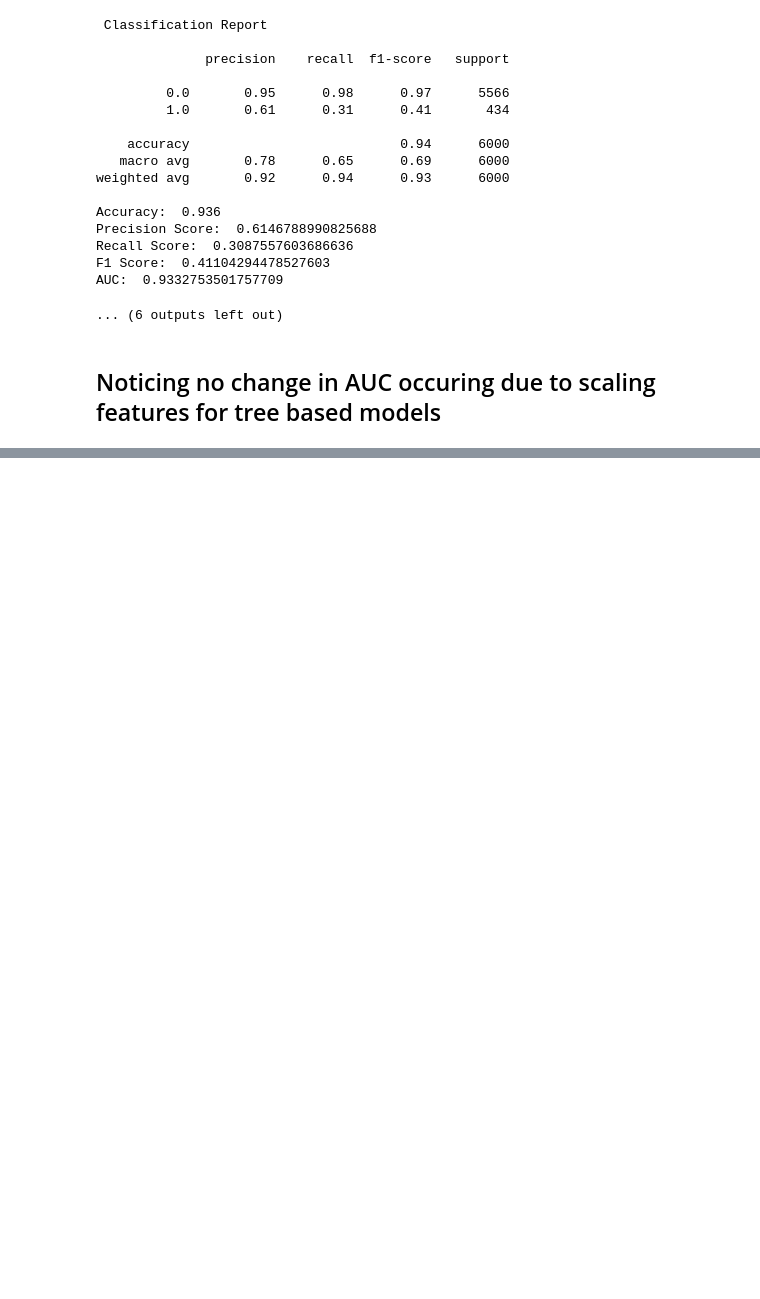
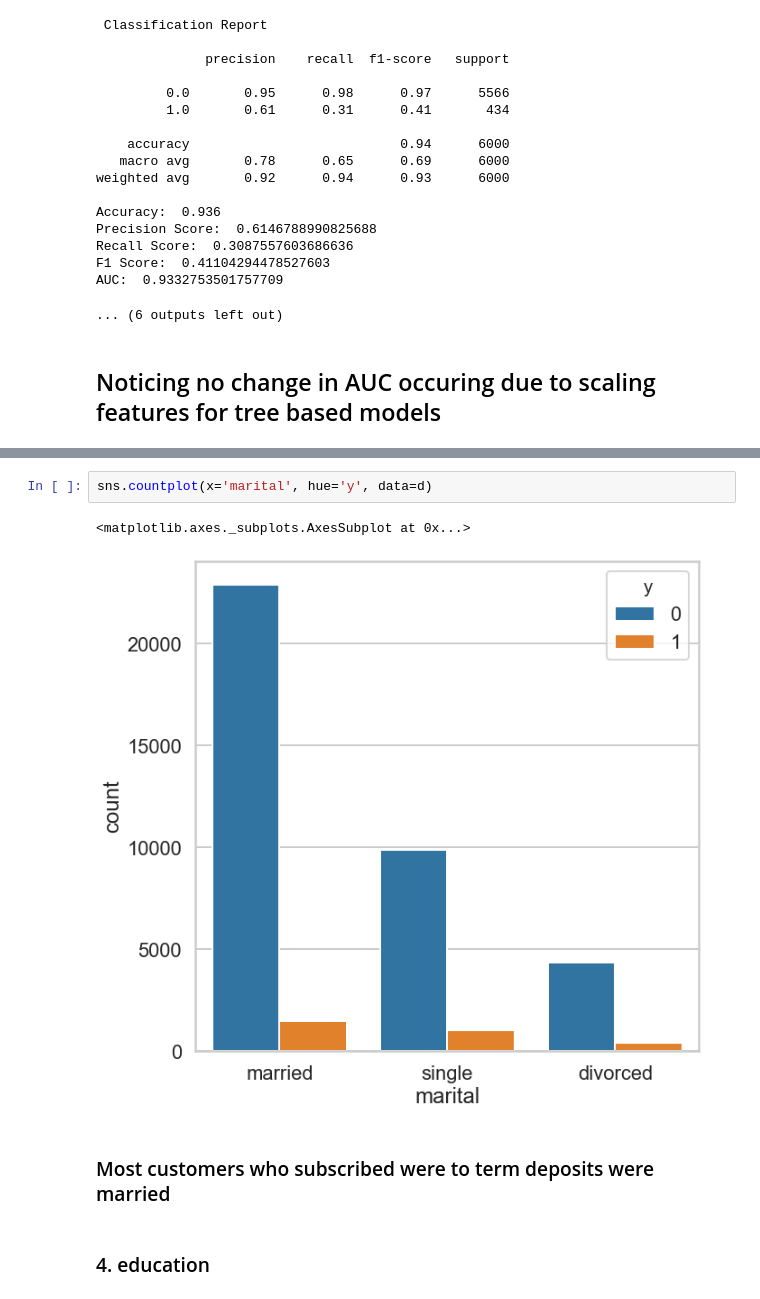
Before and after one commit to ksurasura/bCpQh6CkjWdOVOcx, a Jupyter notebook: term deposit marketing - analysis.ipynb, the cells around one changed output, grey strips where cells are left out. Saved outputs shown, nothing was run; the diff lists cells and outputs as text; blank space fills up the shorter version.

```diff
--- a/term deposit marketing - analysis.ipynb
+++ b/term deposit marketing - analysis.ipynb
@@ -535,0 +721,9 @@ AUC:  0.9332753501757709
+# %%
+sns.countplot(x='marital', hue='y', data=d)
+# %% [output]
+<matplotlib.axes._subplots.AxesSubplot at 0x...>
+[figure, added]
+# %% [markdown]
+### Most customers who subscribed were to term deposits were married
+# %% [markdown]
+### 4. education
```
Also changed, not shown: parts of 67 cells of this notebook.
